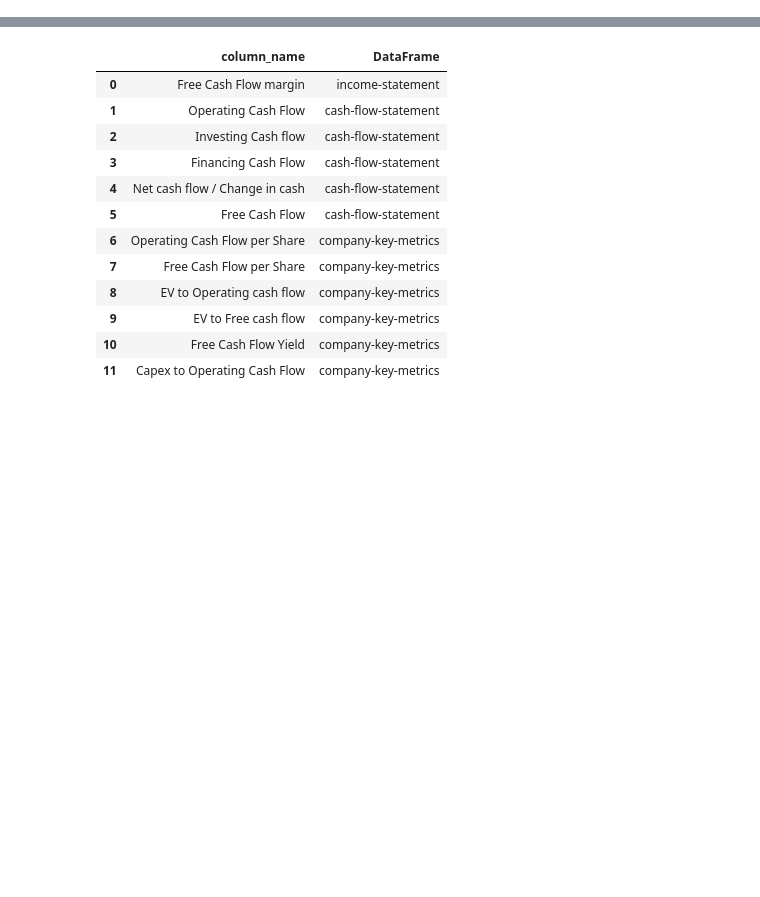
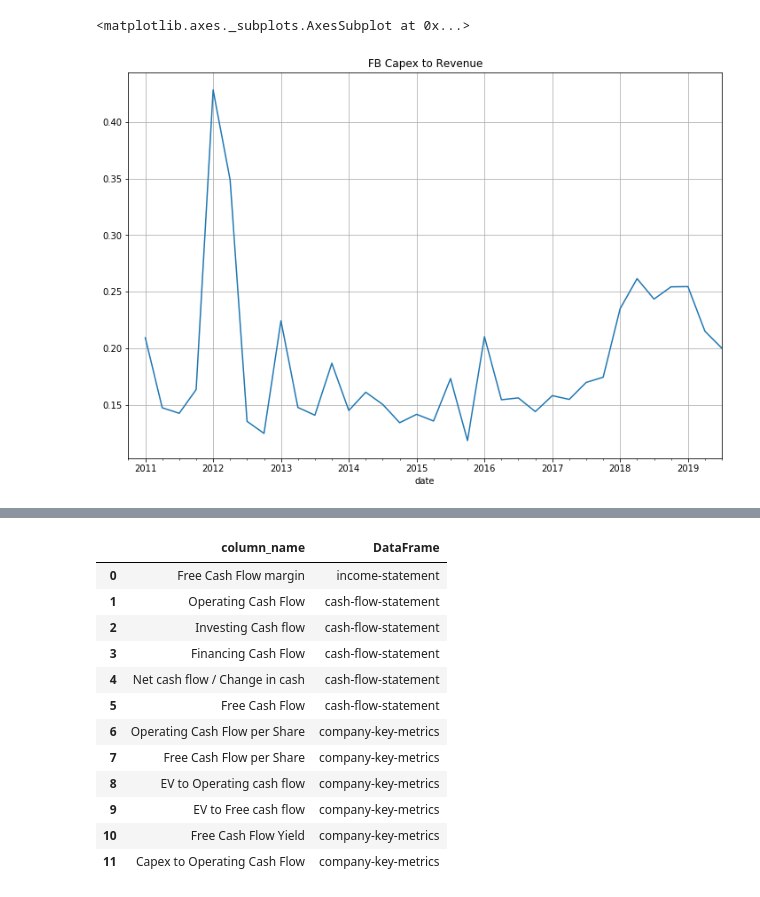
Before and after one commit to sabawi/getstockdata, a Jupyter notebook: test_data.ipynb, the cells around one changed output, grey strips where cells are left out. Drawn from its saved outputs; the diff is of its cells as text; code cells hidden in the pictures; blank space fills up the shorter version.

```diff
--- a/test_data.ipynb
+++ b/test_data.ipynb
@@ -505,0 +64,9 @@ maxtable_df
+# %%
+# Load stock End of Day prices file
+price_df = sd.GetStockDataFrame('fb')
+
+# Index the data frame by 'Timestamps' column
+price_df.set_index('Timestamps',inplace=True)
+
+# Load the stock fundamental data
+keys, column_map, main_df_org = sd.GetFund_Dict('fb')
@@ -505,0 +91,9 @@ maxtable_df
+# %%
+# Now we know where 'Capex to Revenue' is, we can load it from the DataFrame source 'company-key-metrics' as
+# the code below
+main_df_org['company-key-metrics']['Capex to Revenue'].plot(figsize=(12,8),
+                                                            grid=True,
+                                                            title=sd.get_stock().upper()+' Capex to Revenue')
+# %% [output]
+<matplotlib.axes._subplots.AxesSubplot at 0x...>
+[figure, added]
```
Also changed, not shown: parts of 48 cells of this notebook, 2 other files.
